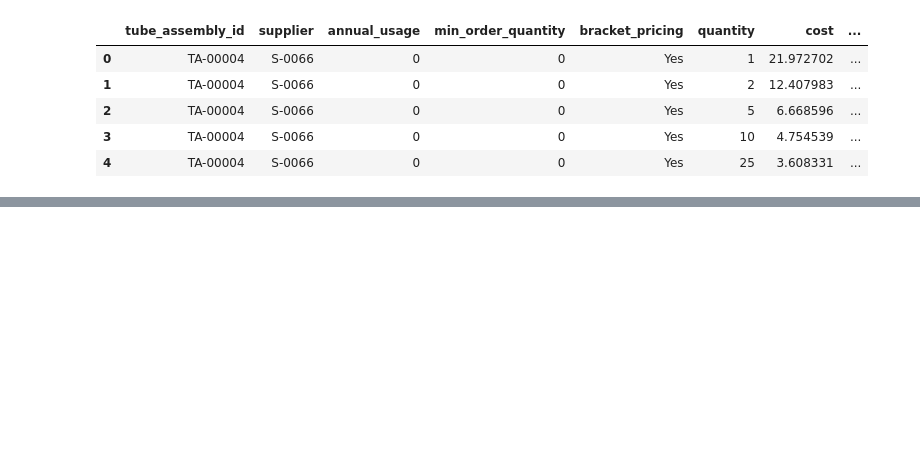
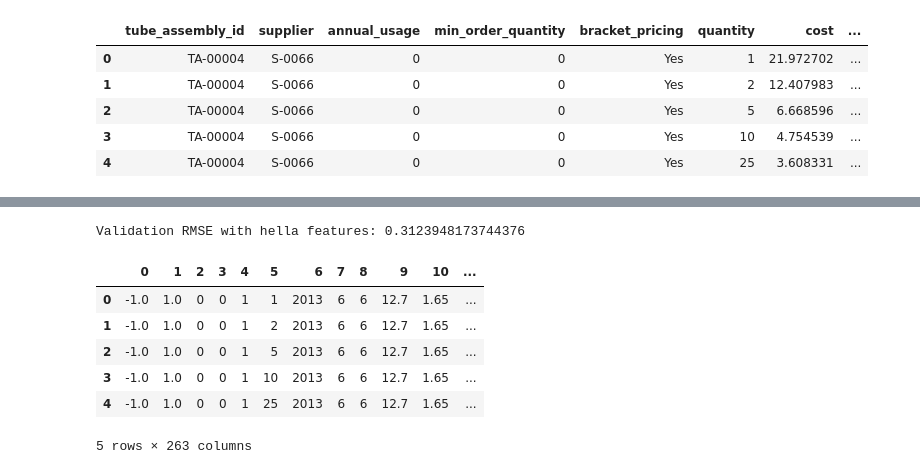
Before and after one commit to LambdaSchool/DS-Unit-2-Regression-2, a Jupyter notebook: Paul_K_Regression_2.ipynb, the cells around one changed output, grey strips where cells are left out. Cells and saved outputs as stored; diff of their text form; code cells hidden in the pictures; blank space fills up the shorter version.

```diff
--- a/Paul_K_Regression_2.ipynb
+++ b/Paul_K_Regression_2.ipynb
@@ -307,0 +387,7 @@ comp_hfl['hfl_material'] = comp_hfl['component_id']
+# %%
+cols = ['component_type_id', 'groove', 'unique_feature', 'weight']
+elbow = data['comp_elbow']
+train = merge_components(elbow, train, 'elbow', cols)
+val = merge_components(elbow, val, 'elbow', cols)
+test = merge_components(elbow, test, 'elbow', cols)
+train.shape, val.shape, test.shape
@@ -307,0 +396,5 @@ comp_hfl['hfl_material'] = comp_hfl['component_id']
+# %%
+train = train.fillna('none')
+val = val.fillna('none')
+test = test.fillna('none')
+train.shape, val.shape, test.shape
@@ -307,0 +403,8 @@ comp_hfl['hfl_material'] = comp_hfl['component_id']
+# %%
+target = 'cost'
+X_train = train.drop(columns=target)
+X_val = val.drop(columns=target)
+y_train = train[target]
+y_train_log = np.log1p(y_train)
+y_val = val[target]
+test = test.drop(columns='id')
@@ -307,0 +419,5 @@ comp_hfl['hfl_material'] = comp_hfl['component_id']
+# %%
+encoder = OrdinalEncoder()
+X_train = encoder.fit_transform(X_train.values)
+X_val = encoder.transform(X_val.values)
+test = encoder.transform(test.values)
@@ -307,0 +448,15 @@ comp_hfl['hfl_material'] = comp_hfl['component_id']
+# %%
+y_pred_log = pipeline.predict(X_val.values)
+print(f'Validation RMSE with hella features: {rmse(y_val_log, y_pred_log)}')
+# %% [output]
+Validation RMSE with hella features: 0.3123948173744376
+# %%
+test.head()
+# %% [output]
+|  | 0 | 1 | 2 | 3 | 4 | 5 | 6 | 7 | 8 | 9 | 10 | ... |
+| 0 | -1.0 | 1.0 | 0 | 0 | 1 | 1 | 2013 | 6 | 6 | 12.7 | 1.65 | ... |
+| 1 | -1.0 | 1.0 | 0 | 0 | 1 | 2 | 2013 | 6 | 6 | 12.7 | 1.65 | ... |
+| 2 | -1.0 | 1.0 | 0 | 0 | 1 | 5 | 2013 | 6 | 6 | 12.7 | 1.65 | ... |
+| 3 | -1.0 | 1.0 | 0 | 0 | 1 | 10 | 2013 | 6 | 6 | 12.7 | 1.65 | ... |
+| 4 | -1.0 | 1.0 | 0 | 0 | 1 | 25 | 2013 | 6 | 6 | 12.7 | 1.65 | ... |
+5 rows × 263 columns
```
Also changed, not shown: parts of 33 cells of this notebook.
